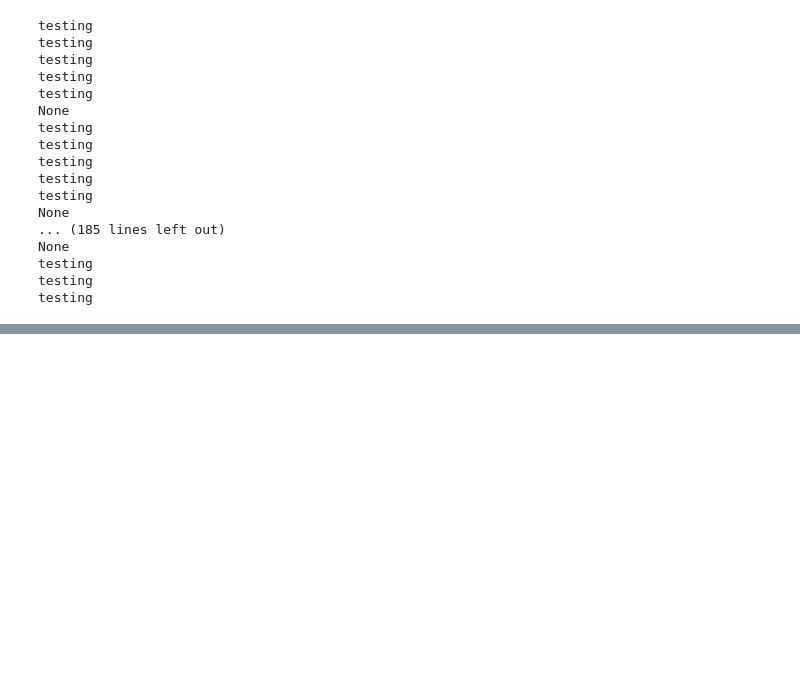
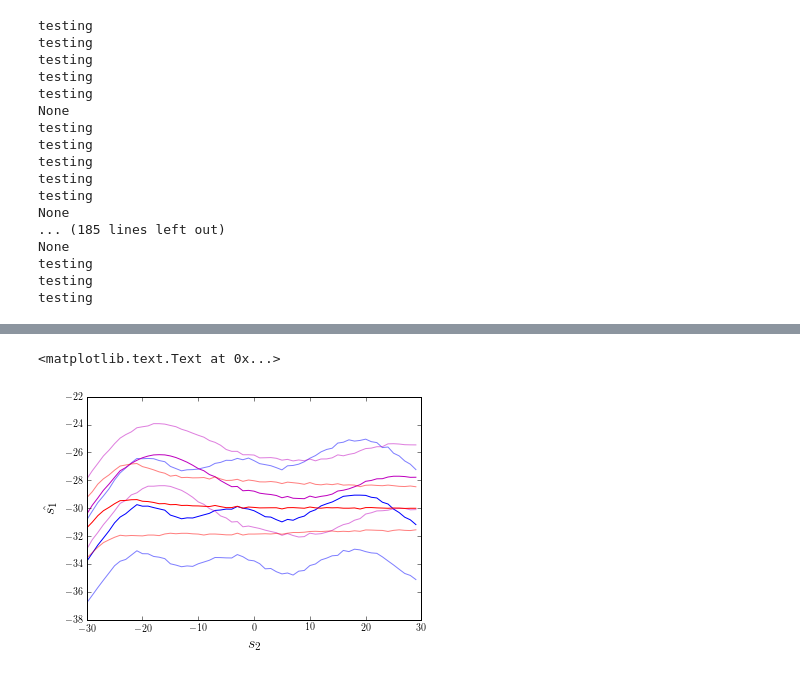
Before and after one commit to NYUMaLab/Divisive_Normalization_Project, a Jupyter notebook: Code/Demixing/Demixing DNN.ipynb, the cells around one changed output, grey strips where cells are left out. Saved outputs shown, nothing was run; the diff lists cells and outputs as text; code cells hidden in the pictures; blank space fills up the shorter version.

```diff
--- a/Code/Demixing/Demixing DNN.ipynb
+++ b/Code/Demixing/Demixing DNN.ipynb
@@ -360,8 +360,6 @@ def train_nn(dataset, n_hidden=20, learning_rate=0.01, n_epochs=10, batch_size=2
     # compute number of minibatches for training, validation and testing
     n_train_batches = train_set_x.get_value(borrow=True).shape[0] / batch_size
 
-    test_batch_size = 1
-
     ######################
     # BUILD ACTUAL MODEL #
     ######################
@@ -605,14 +603,16 @@ fig.savefig('mse.pdf')
 [figure]
 # %%
 def get_statistics(s1, s2, preds):
-    bias_s1 = np.mean(preds[0]) - s1
-    bias_s2 = np.mean(preds[1]) - s2
+    mean_s1 = np.mean(preds[0])
+    mean_s2 = np.mean(preds[1])
+    bias_s1 = mean_s1 - s1
+    bias_s2 = mean_s2 - s2
     covmat = np.cov(preds)
     var_s1 = covmat[0, 0]
     var_s2 = covmat[1, 1]
     cov = covmat[0, 1]
     corr = cov / (np.sqrt(var_s1) * np.sqrt(var_s2))
-    stats = {'bias_s1': bias_s1, 'bias_s2': bias_s2, 'var_s1': var_s1, 'var_s2': var_s2, 'cov': cov, 'corr': corr}
+    stats = {'mean_s1': mean_s1, 'mean_s2': mean_s2, 'bias_s1': bias_s1, 'bias_s2': bias_s2, 'var_s1': var_s1, 'var_s2': var_s2, 'cov': cov, 'corr': corr}
     return stats
 # %%
 train_data1 = generate_trainset(3000)
@@ -812,0 +857,23 @@ plt.tight_layout()
+# %%
+s = range(-30, 30)
+neg_sd_nn2 = mean_s1_nn2 - np.sqrt(var_s1_nn2)
+pos_sd_nn2 = mean_s1_nn2 + np.sqrt(var_s1_nn2)
+neg_sd_nn3 = mean_s1_nn3 - np.sqrt(var_s1_nn3)
+pos_sd_nn3 = mean_s1_nn3 + np.sqrt(var_s1_nn3)
+neg_sd_opt = mean_s1_opt - np.sqrt(var_s1_opt)
+pos_sd_opt = mean_s1_opt + np.sqrt(var_s1_opt)
+plt.rc('text', usetex=True)
+plt.plot(s, mean_s1_nn2, c='b', label='Mean')
+plt.plot(s, neg_sd_nn2, c='b', alpha=.5, label='SD')
+plt.plot(s, pos_sd_nn2, c='b', alpha=.5, label='SD')
+plt.plot(s, mean_s1_nn3, c='m', label='Mean')
+plt.plot(s, neg_sd_nn3, c='m', alpha=.5, label='SD')
+plt.plot(s, pos_sd_nn3, c='m', alpha=.5, label='SD')
+plt.plot(s, mean_s1_opt, c='r', label='Mean')
+plt.plot(s, neg_sd_opt, c='r', alpha=.5, label='SD')
+plt.plot(s, pos_sd_opt, c='r', alpha=.5, label='SD')
+plt.xlabel(r'$s_2$',fontsize=16)
+plt.ylabel(r'\hat{s_1}',fontsize=16)
+# %% [output]
+<matplotlib.text.Text at 0x...>
+[figure, added]
```
Also changed, not shown: parts of 8 cells of this notebook.
